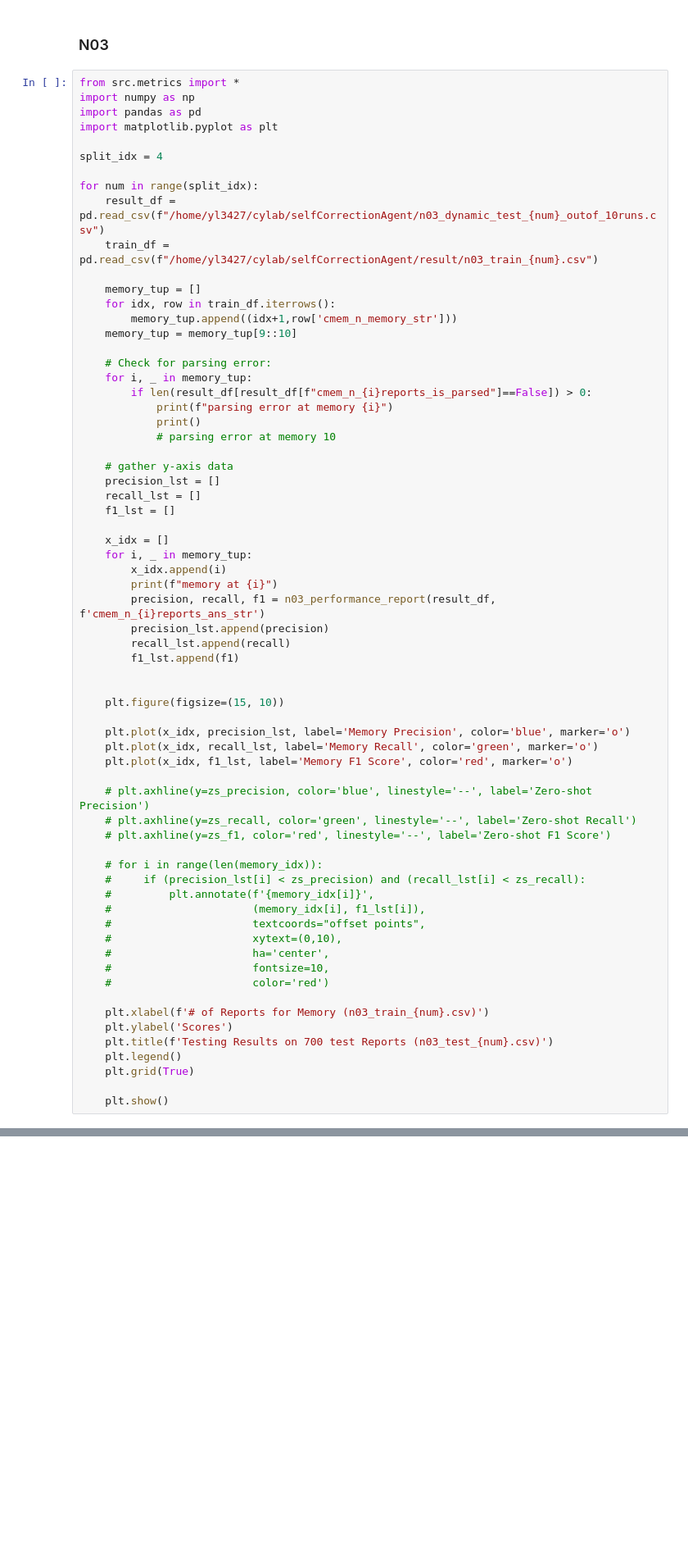
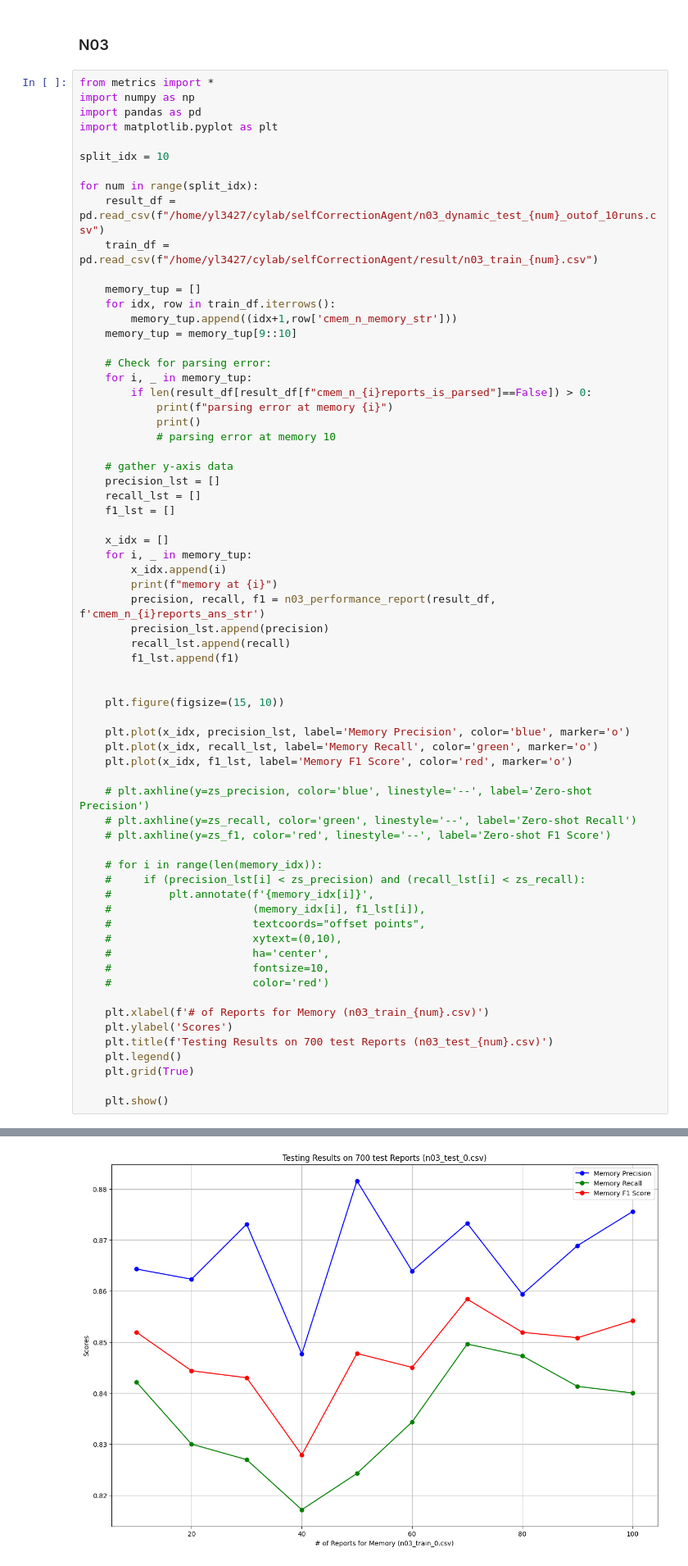
Before and after one commit to CYang-CCI-Lab/selfCorrectionAgent, a Jupyter notebook: src/analyze copy.ipynb, the cells around one changed output, grey strips where cells are left out. Shown at 82% size. Drawn from its saved outputs; the diff is of its cells as text; blank space fills up the shorter version.

```diff
--- a/src/analyze copy.ipynb
+++ b/src/analyze copy.ipynb
@@ -332,12 +351,12 @@ plt.show()
 # %% [markdown]
 ### N03
 # %%
-from src.metrics import *
+from metrics import *
 import numpy as np
 import pandas as pd
 import matplotlib.pyplot as plt
 
-split_idx = 4
+split_idx = 10
 
 for num in range(split_idx):
     result_df = pd.read_csv(f"/home/yl3427/cylab/selfCorrectionAgent/n03_dynamic_test_{num}_outof_10runs.csv")
@@ -397,3 +416,4 @@ for num in range(split_idx):
     plt.grid(True)
 
     plt.show()
+# %% [output]
@@ -399,0 +437 @@ for num in range(split_idx):
+[figure, added]
```
Also changed, not shown: parts of 3 cells of this notebook, 3 other files.
